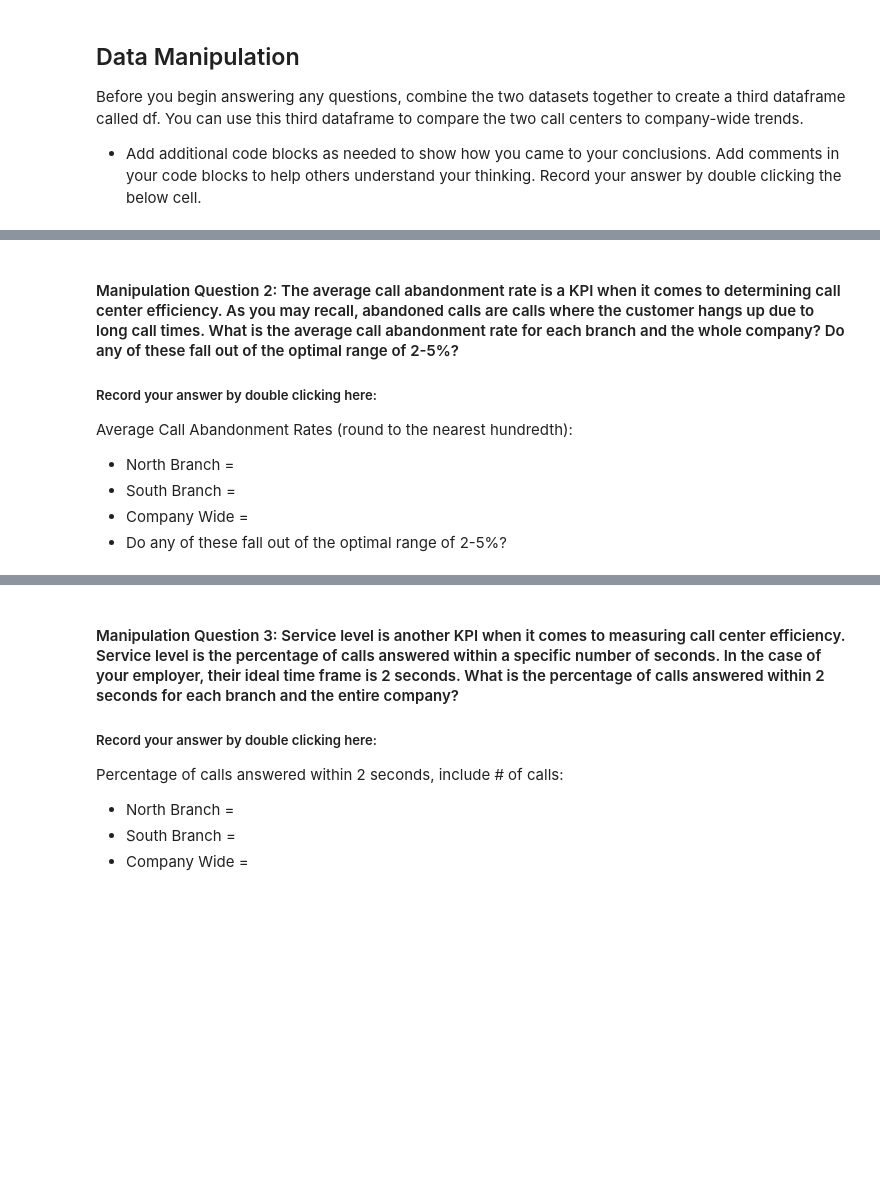
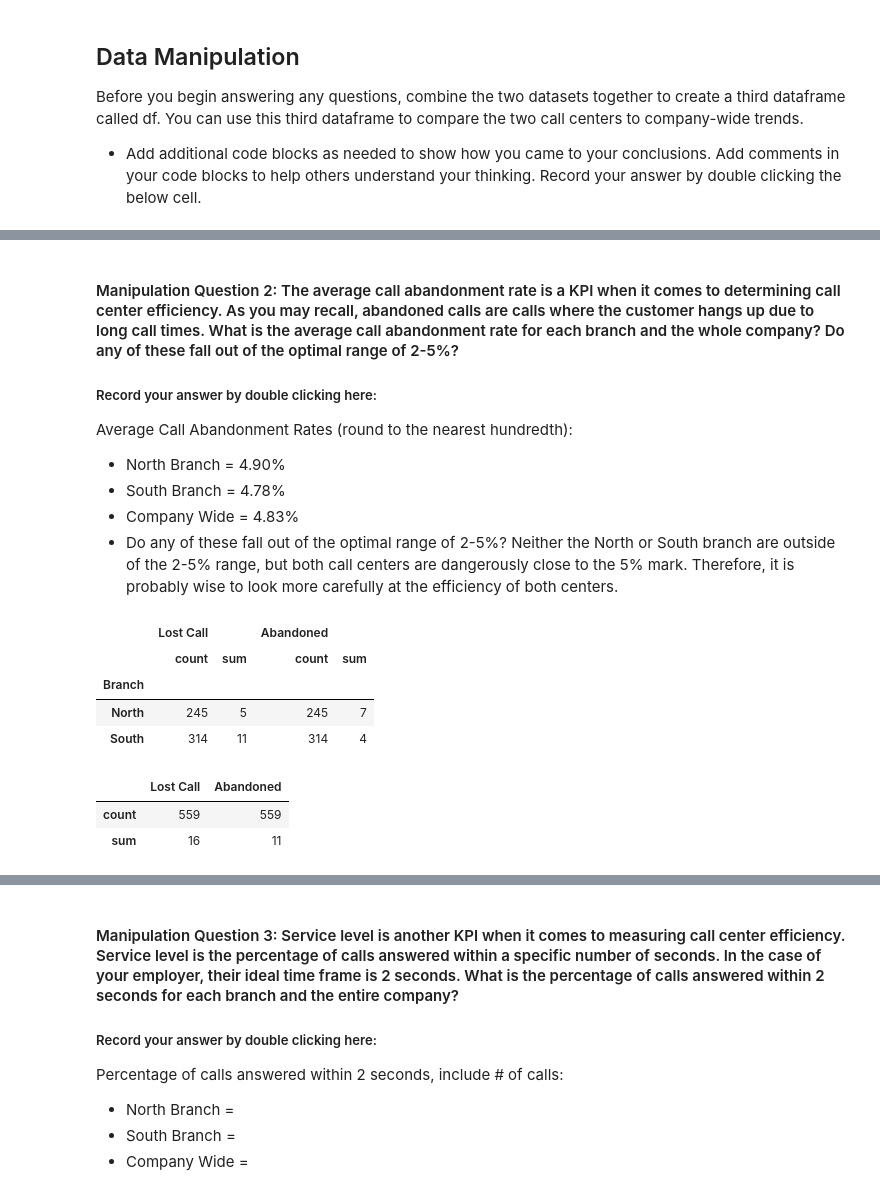
Before and after one commit to odelmas-sci/call-center-cleanup-assignment-2, a Jupyter notebook: Call_Center_Cleanup.ipynb, the cells around one changed output, grey strips where cells are left out. Cells and saved outputs as stored; diff of their text form; code cells hidden in the pictures; blank space fills up the shorter version.

```diff
--- a/Call_Center_Cleanup.ipynb
+++ b/Call_Center_Cleanup.ipynb
@@ -283,3 +344,7 @@ Before you begin answering any questions, combine the two datasets together to c
 * Add additional code blocks as needed to show how you came to your conclusions. Add comments in your code blocks to help others understand your thinking. Record your answer by double clicking the below cell.
 # %%
 # Create dataframe for the entire company named df
+df = pd.concat([north_df_drop, south_df_drop], ignore_index = True)
+df.tail()
+#df["Branch"].value_counts()
+df.info()
@@ -297,10 +400,29 @@ Rep with the hightest number of calls and their total calls:
 #### Manipulation Question 2:  The average call abandonment rate is a KPI when it comes to determining call center efficiency. As you may recall, abandoned calls are calls where the customer hangs up due to long call times. What is the average call abandonment rate for each branch and the whole company? Do any of these fall out of the optimal range of 2-5%?
 ##### Record your answer by double clicking here:
 Average Call Abandonment Rates (round to the nearest hundredth):
-- North Branch =
-- South Branch =
-- Company Wide =
+- North Branch = 4.90%
+- South Branch = 4.78%
+- Company Wide = 4.83%
 - Do any of these fall out of the optimal range of 2-5%?
+  Neither the North or South branch are outside of the 2-5% range, but both call centers are dangerously close to the 5% mark.
+  Therefore, it is probably wise to look more carefully at the efficiency of both centers.
 # %%
 # Code Used
-# Add Additional Cells as needed.
+
+#Sum of calls Lost or Abandoned per Branch
+groupby_calls_lost_abandoned = df.groupby("Branch")[["Lost Call", "Abandoned"]].agg(["count", "sum"])
+groupby_calls_lost_abandoned
+# %% [output]
+|  | Lost Call |  | Abandoned |  |
+|  | count | sum | count | sum |
+| Branch |  |  |  |  |
+| North | 245 | 5 | 245 | 7 |
+| South | 314 | 11 | 314 | 4 |
+# %%
+#Whole Company Lost or Abandoned Calls
+whole_df = df[["Lost Call","Abandoned"]].agg(["count", "sum"])
+whole_df
+# %% [output]
+|  | Lost Call | Abandoned |
+| count | 559 | 559 |
+| sum | 16 | 11 |
```
Also changed, not shown: parts of 16 cells of this notebook.
